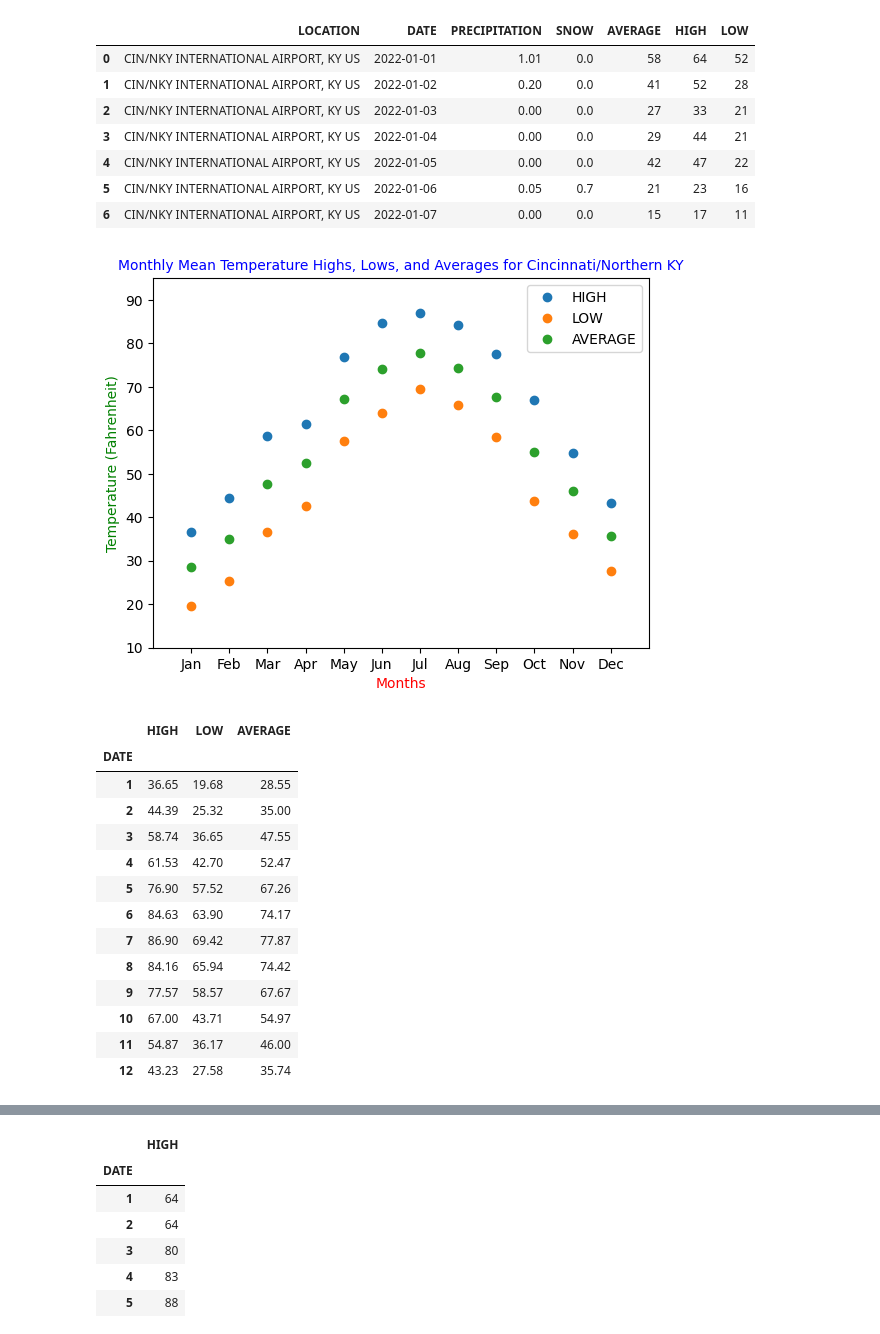
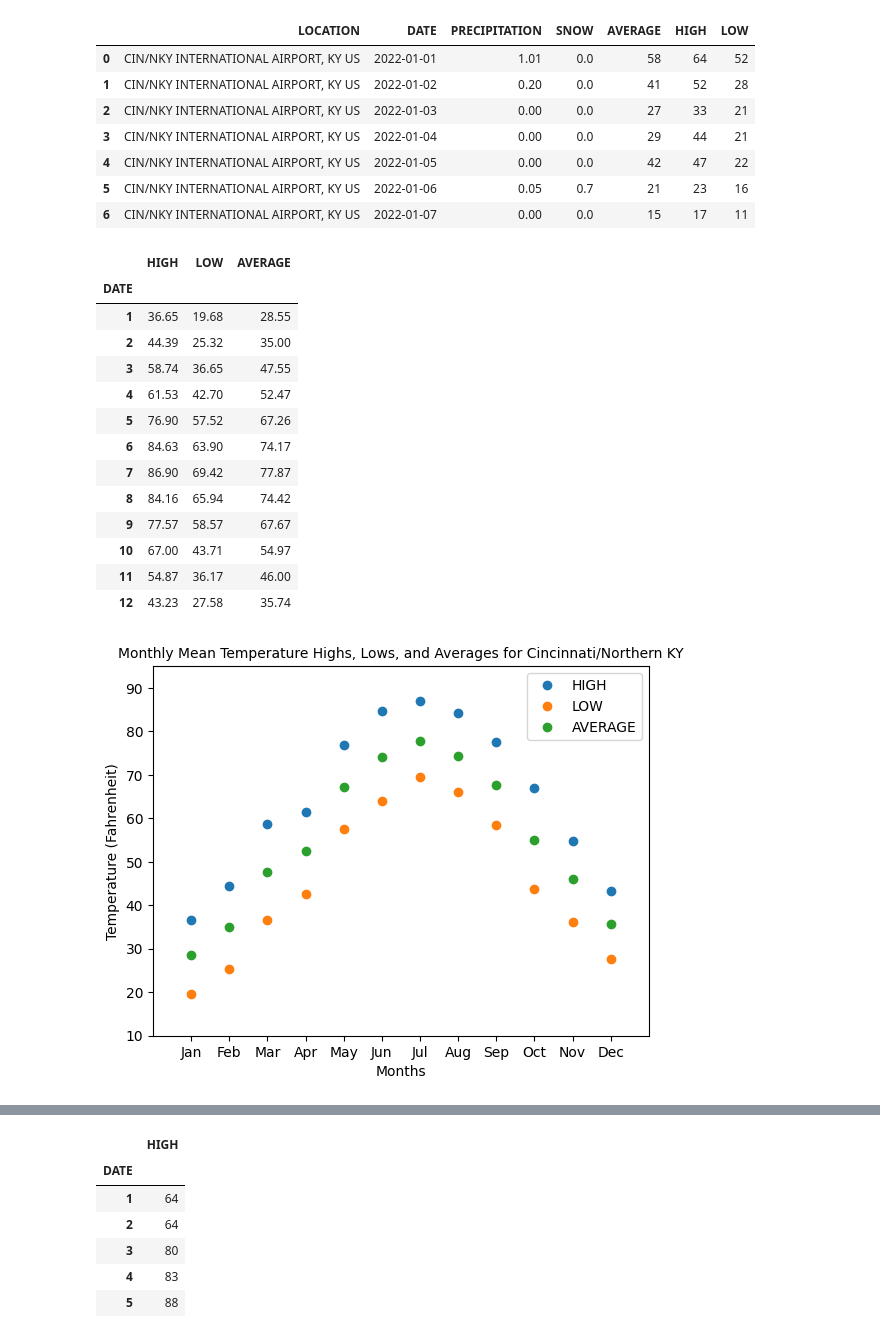
Before and after one commit to BerisDizdar/City_Weather_Comparison, a Jupyter notebook: City_Weather_Comparison.ipynb, the cells around one changed output, grey strips where cells are left out. Cells and saved outputs as stored; diff of their text form; code cells hidden in the pictures.

Commit message:
Updates New Graphs

```diff
--- a/City_Weather_Comparison.ipynb
+++ b/City_Weather_Comparison.ipynb
@@ -65,7 +70,8 @@ df1_Cin_NKY_W.drop(columns = ['LATITUDE', 'LONGITUDE'], inplace = True) # The dr
 # %%
 # Calculations for Cincinnati/Northern Ky
-Cin_NKY_monthly_mean = df1_Cin_NKY_W.groupby(df1_Cin_NKY_W.DATE.dt.month)[['HIGH', 'LOW', 'AVERAGE']].mean()
+Cin_NKY_monthly_mean = df1_Cin_NKY_W.groupby(df1_Cin_NKY_W.DATE.dt.month)[['HIGH', 'LOW', 'AVERAGE']].mean().round(2)
 # The mean() function is used to calulate the mean (average) for the 'HIGH', 'LOW', and 'AVERAGE' columns.
+# The round() function returns a rounded version of a float number with a specified number of decimals.
 
 Cin_NKY_monthly_max = df1_Cin_NKY_W.groupby(df1_Cin_NKY_W.DATE.dt.month)[['HIGH']].max()
 # The max() function returns the highest value for each of the 'HIGH', 'LOW', and 'AVERAGE' columns.
@@ -86,33 +92,36 @@ df1_Cin_NKY_W.head(7)
 | 4 | CIN/NKY INTERNATIONAL AIRPORT, KY US | 2022-01-05 | 0.00 | 0.0 | 42 | 47 | 22 |
 | 5 | CIN/NKY INTERNATIONAL AIRPORT, KY US | 2022-01-06 | 0.05 | 0.7 | 21 | 23 | 16 |
 | 6 | CIN/NKY INTERNATIONAL AIRPORT, KY US | 2022-01-07 | 0.00 | 0.0 | 15 | 17 | 11 |
+# %%
+# Data Analysis for Cincinnati/Northern KY
+Cin_NKY_monthly_mean
+# %% [output]
+|  | HIGH | LOW | AVERAGE |
+| DATE |  |  |  |
+| 1 | 36.65 | 19.68 | 28.55 |
+| 2 | 44.39 | 25.32 | 35.00 |
+| 3 | 58.74 | 36.65 | 47.55 |
+| 4 | 61.53 | 42.70 | 52.47 |
+| 5 | 76.90 | 57.52 | 67.26 |
+| 6 | 84.63 | 63.90 | 74.17 |
+| 7 | 86.90 | 69.42 | 77.87 |
+| 8 | 84.16 | 65.94 | 74.42 |
+| 9 | 77.57 | 58.57 | 67.67 |
+| 10 | 67.00 | 43.71 | 54.97 |
+| 11 | 54.87 | 36.17 | 46.00 |
+| 12 | 43.23 | 27.58 | 35.74 |
 # %%
 # Data Analysis for Cincinnati/Northern KY
 
 months = ['Jan', 'Feb', 'Mar', 'Apr', 'May', 'Jun', 'Jul', 'Aug', 'Sep', 'Oct', 'Nov', 'Dec']
 
 plt.plot(months, Cin_NKY_monthly_mean, 'o')
-plt.xlabel('Months', fontsize=10, color='r')
-plt.ylabel('Temperature (Fahrenheit)', fontsize=10, color='g')
-plt.title('Monthly Mean Temperature Highs, Lows, and Averages for Cincinnati/Northern KY', fontsize=10, color='b')
+plt.xlabel('Months', fontsize=10, color='k')
+plt.ylabel('Temperature (Fahrenheit)', fontsize=10, color='k')
+plt.title('Monthly Mean Temperature Highs, Lows, and Averages for Cincinnati/Northern KY', fontsize=10, color='k')
 plt.legend(Cin_NKY_monthly_mean)
 plt.axis([-1, 12, 10, 95])
 
 plt.show()
-Cin_NKY_monthly_mean.round(2)
 # %% [output]
-[figure, old version]
+[figure, new version]
-|  | HIGH | LOW | AVERAGE |
-| DATE |  |  |  |
-| 1 | 36.65 | 19.68 | 28.55 |
-| 2 | 44.39 | 25.32 | 35.00 |
-| 3 | 58.74 | 36.65 | 47.55 |
-| 4 | 61.53 | 42.70 | 52.47 |
-| 5 | 76.90 | 57.52 | 67.26 |
-| 6 | 84.63 | 63.90 | 74.17 |
-| 7 | 86.90 | 69.42 | 77.87 |
-| 8 | 84.16 | 65.94 | 74.42 |
-| 9 | 77.57 | 58.57 | 67.67 |
-| 10 | 67.00 | 43.71 | 54.97 |
-| 11 | 54.87 | 36.17 | 46.00 |
-| 12 | 43.23 | 27.58 | 35.74 |
```
Also changed, not shown: parts of 34 cells of this notebook, 2 other files.
